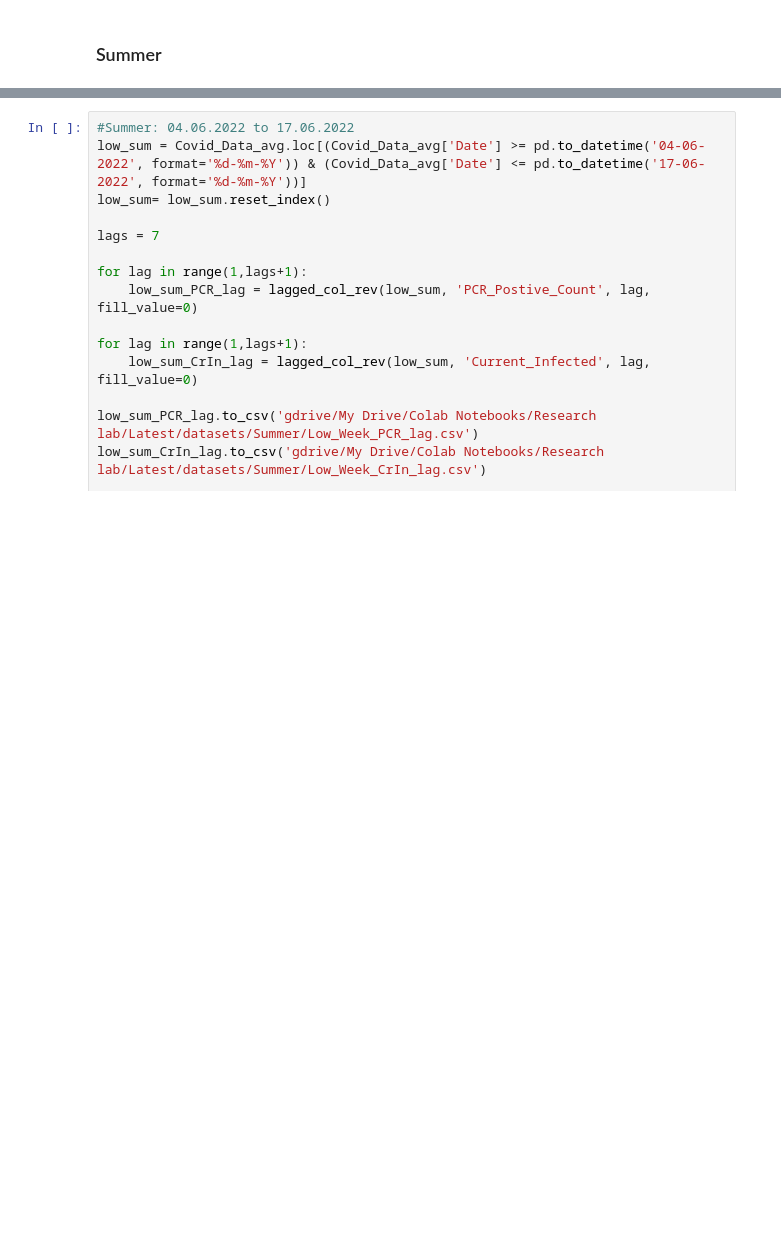
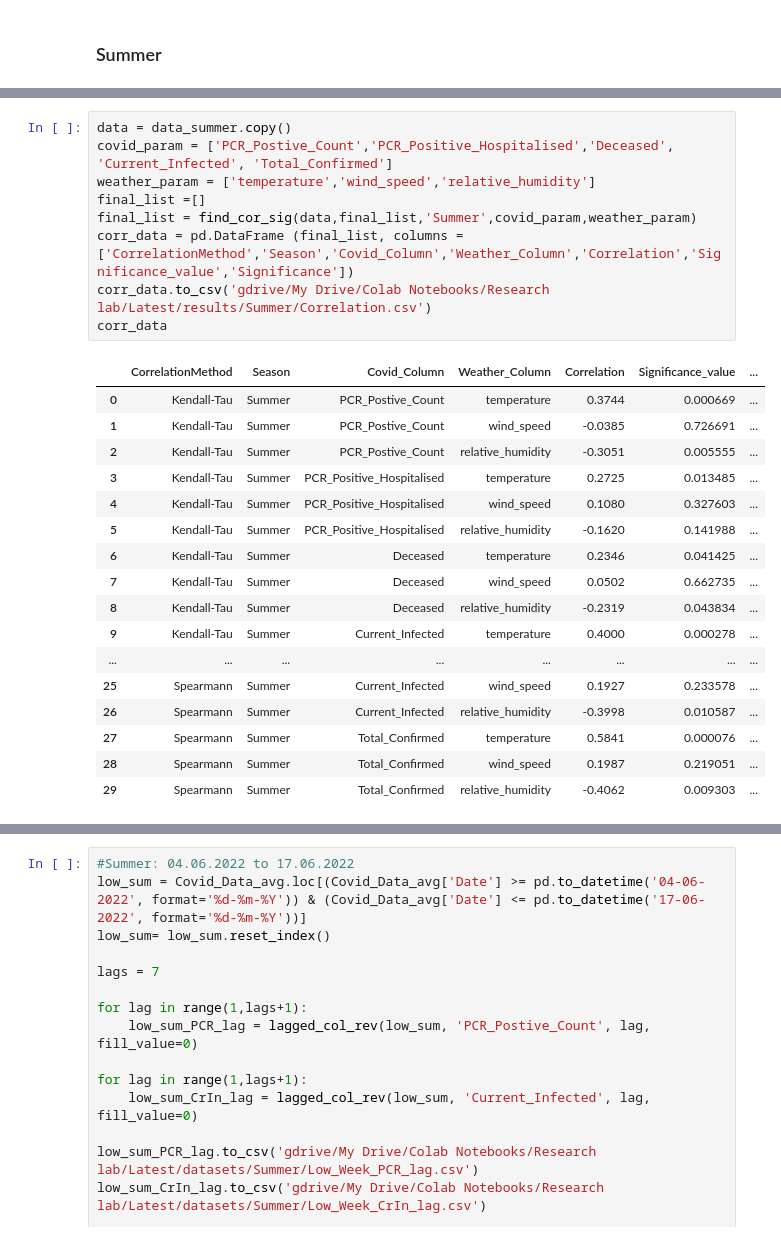
Before and after one commit to py811/RLSS2022_AI_and_COVID, a Jupyter notebook: Season_Correlation.ipynb, the cells around one changed output, grey strips where cells are left out. Saved outputs shown, nothing was run; the diff lists cells and outputs as text; blank space fills up the shorter version.

```diff
--- a/Season_Correlation.ipynb
+++ b/Season_Correlation.ipynb
@@ -1723,3 +1832,30 @@ dtype: float64
 Kendall-Tau Correlation between Temperature and Relative Humidity is -0.4179 for p-value 0.00014572879126074312 and hence significance as True
 Spearmann Correlation between Temperature and Relative Humidity is -0.5812 for p-value 8.393068142663371e-05 and hence significance as True
 [interactive output not drawn]
+# %%
+data = data_summer.copy()
+covid_param = ['PCR_Postive_Count','PCR_Positive_Hospitalised','Deceased', 'Current_Infected', 'Total_Confirmed']
+weather_param = ['temperature','wind_speed','relative_humidity']
+final_list =[]
+final_list = find_cor_sig(data,final_list,'Summer',covid_param,weather_param)
+corr_data = pd.DataFrame (final_list, columns = ['CorrelationMethod','Season','Covid_Column','Weather_Column','Correlation','Significance_value','Significance'])
+corr_data.to_csv('gdrive/My Drive/Colab Notebooks/Research lab/Latest/results/Summer/Correlation.csv')
+corr_data
+# %% [output]
+|  | CorrelationMethod | Season | Covid_Column | Weather_Column | Correlation | Significance_value | ... |
+| 0 | Kendall-Tau | Summer | PCR_Postive_Count | temperature | 0.3744 | 0.000669 | ... |
+| 1 | Kendall-Tau | Summer | PCR_Postive_Count | wind_speed | -0.0385 | 0.726691 | ... |
+| 2 | Kendall-Tau | Summer | PCR_Postive_Count | relative_humidity | -0.3051 | 0.005555 | ... |
+| 3 | Kendall-Tau | Summer | PCR_Positive_Hospitalised | temperature | 0.2725 | 0.013485 | ... |
+| 4 | Kendall-Tau | Summer | PCR_Positive_Hospitalised | wind_speed | 0.1080 | 0.327603 | ... |
+| 5 | Kendall-Tau | Summer | PCR_Positive_Hospitalised | relative_humidity | -0.1620 | 0.141988 | ... |
+| 6 | Kendall-Tau | Summer | Deceased | temperature | 0.2346 | 0.041425 | ... |
+| 7 | Kendall-Tau | Summer | Deceased | wind_speed | 0.0502 | 0.662735 | ... |
+| 8 | Kendall-Tau | Summer | Deceased | relative_humidity | -0.2319 | 0.043834 | ... |
+| 9 | Kendall-Tau | Summer | Current_Infected | temperature | 0.4000 | 0.000278 | ... |
+| ... | ... | ... | ... | ... | ... | ... | ... |
+| 25 | Spearmann | Summer | Current_Infected | wind_speed | 0.1927 | 0.233578 | ... |
+| 26 | Spearmann | Summer | Current_Infected | relative_humidity | -0.3998 | 0.010587 | ... |
+| 27 | Spearmann | Summer | Total_Confirmed | temperature | 0.5841 | 0.000076 | ... |
+| 28 | Spearmann | Summer | Total_Confirmed | wind_speed | 0.1987 | 0.219051 | ... |
+| 29 | Spearmann | Summer | Total_Confirmed | relative_humidity | -0.4062 | 0.009303 | ... |
```
Also changed, not shown: parts of 23 cells of this notebook.
